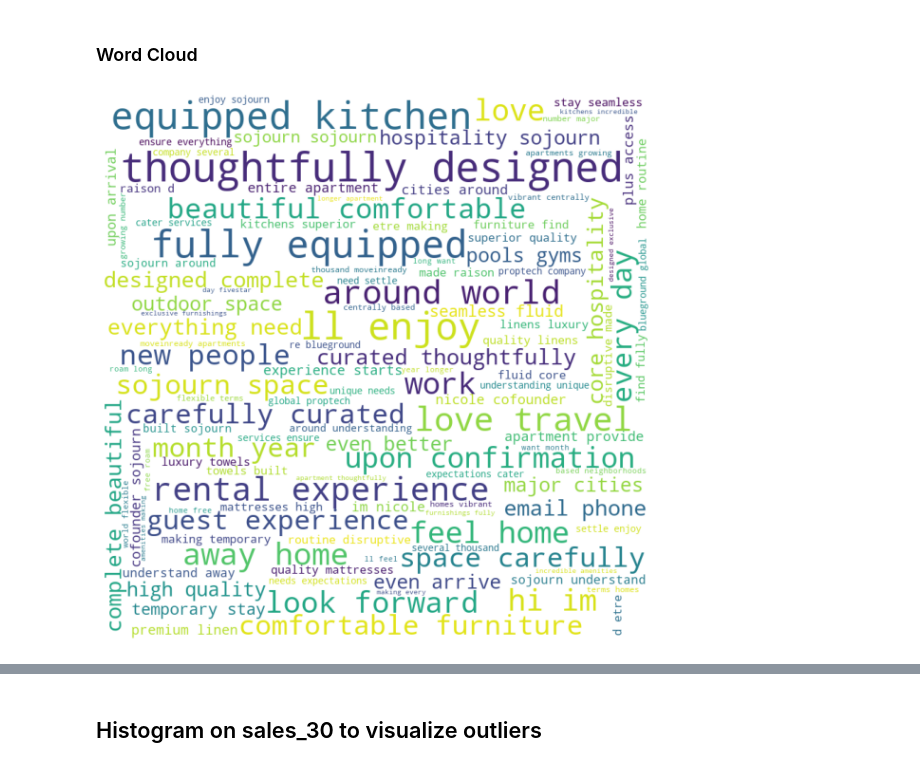
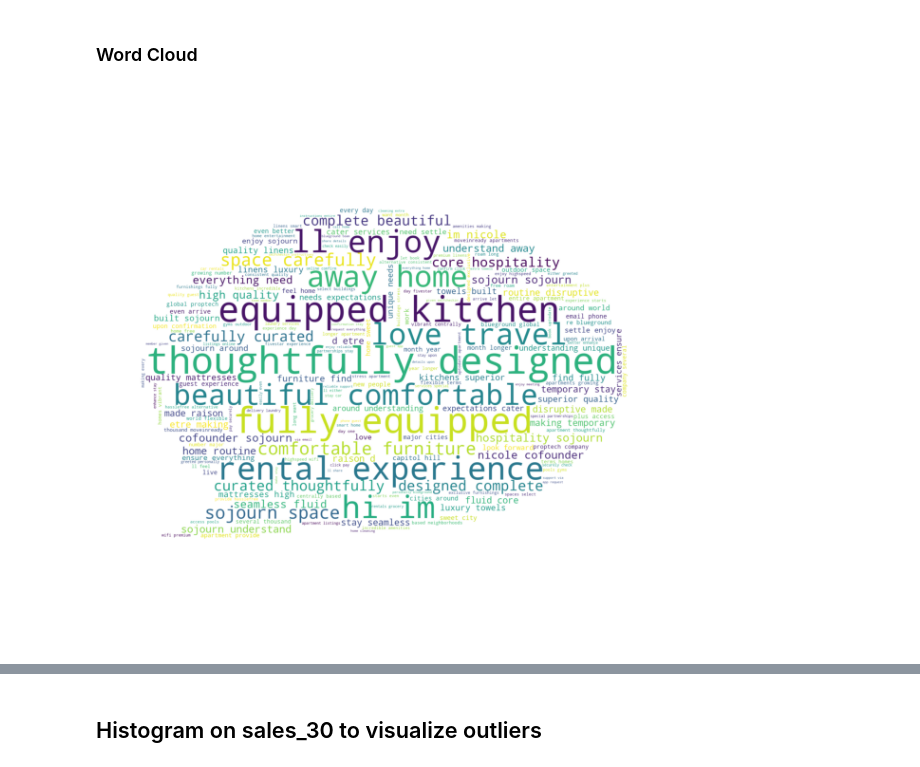
Before and after one commit to sk2337/datavizproject, a Jupyter notebook: data_cleaning.ipynb, the cells around one changed output, grey strips where cells are left out. Cells and saved outputs as stored; diff of their text form; code cells hidden in the pictures.

```diff
--- a/data_cleaning.ipynb
+++ b/data_cleaning.ipynb
@@ -205,9 +219,12 @@ m
 ### Word Cloud
 # %%
 import pandas as pd
+import numpy as np
 from wordcloud import WordCloud
 import matplotlib.pyplot as plt
 import string
+from PIL import Image
+from wordcloud import WordCloud, STOPWORDS, ImageColorGenerator
 from collections import Counter
 
 # Extract the 'host_about' column, removing NaN values
@@ -223,36 +240,36 @@ text_no_punctuation = combined_text.translate(translator)
 # Manually defining a basic set of English stopwords
 basic_stopwords = set([
     "i", "me", "my", "myself", "we", "our", "ours", "ourselves", "you", "your", "yours",
     "yourself", "yourselves", "he", "him", "his", "himself", "she", "her", "hers",
     "herself", "it", "its", "itself", "they", "them", "their", "theirs", "themselves",
     "what", "which", "who", "whom", "this", "that", "these", "those", "am", "is", "are",
     "was", "were", "be", "been", "being", "have", "has", "had", "having", "do", "does",
     "did", "doing", "a", "an", "the", "and", "but", "if", "or", "because", "as", "until",
     "while", "of", "at", "by", "for", "with", "about", "against", "between", "into",
     "through", "during", "before", "after", "above", "below", "to", "from", "up", "down",
     "in", "out", "on", "off", "over", "under", "again", "further", "then", "once", "here",
     "there", "when", "where", "why", "how", "all", "any", "both", "each", "few", "more",
     "most", "other", "some", "such", "no", "nor", "not", "only", "own", "same", "so",
     "than", "too", "very", "s", "t", "can", "will", "just", "don", "should", "now","washington","dc","you'll"
 ])
 
 # Remove basic stopwords
 text_no_basic_stopwords = ' '.join([word for word in text_no_punctuation.lower().split() if word not in basic_stopwords])
-
+mask = np.array(Image.open("comment.png"))
 # Generate the word cloud with the simplified stopword set
 wordcloud = WordCloud(width = 800, height = 800,
                 background_color ='white',
                 stopwords = basic_stopwords,
-                min_font_size = 10).generate(text_no_basic_stopwords)
+                min_font_size = 10,mask=mask).generate(text_no_basic_stopwords)
 
 # Display the word cloud
 plt.figure(figsize = (8, 8), facecolor = None)
 plt.imshow(wordcloud)
 plt.axis("off")
 plt.tight_layout(pad = 0)
 plt.show()
 # %% [output]
-[figure, old version]
+[figure, new version]
 # %%
 word_counts = Counter(text_no_basic_stopwords.split())
 most_common_words = word_counts.most_common(10)
```
Also changed, not shown: parts of 3 cells of this notebook, 3 other files.
